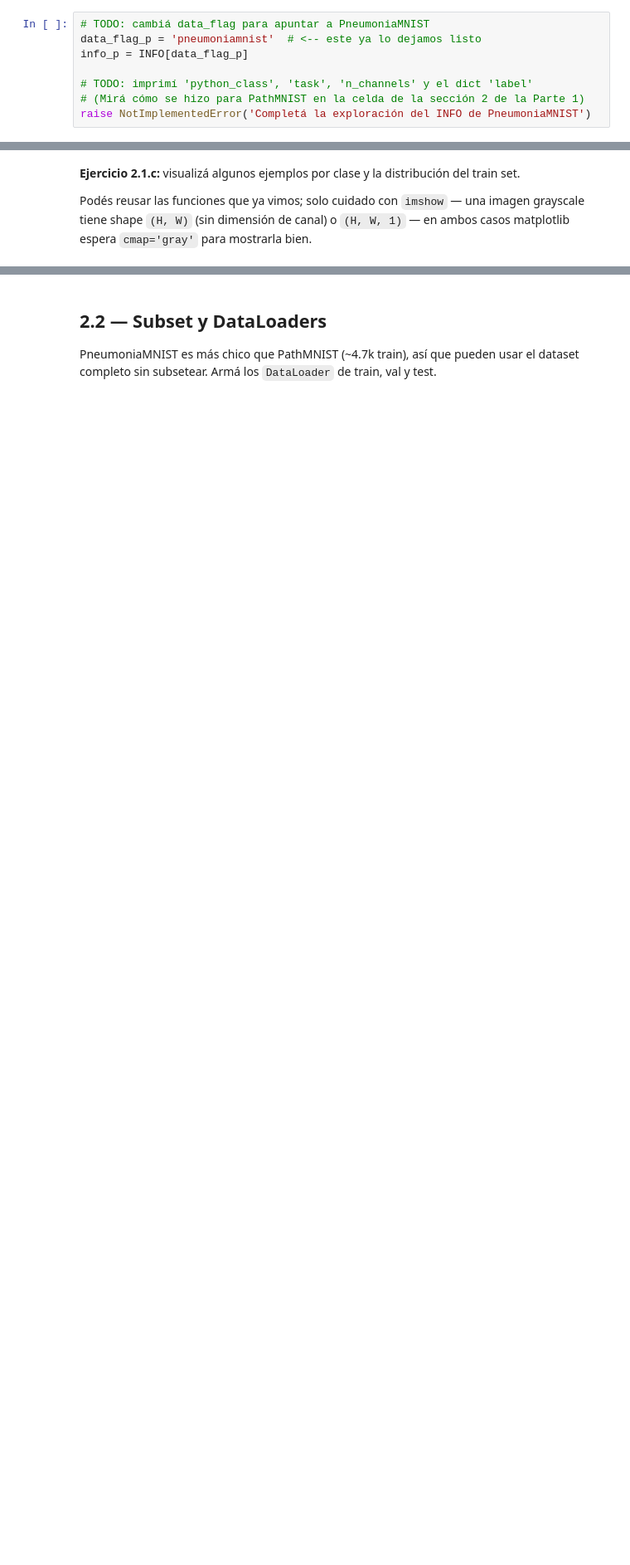
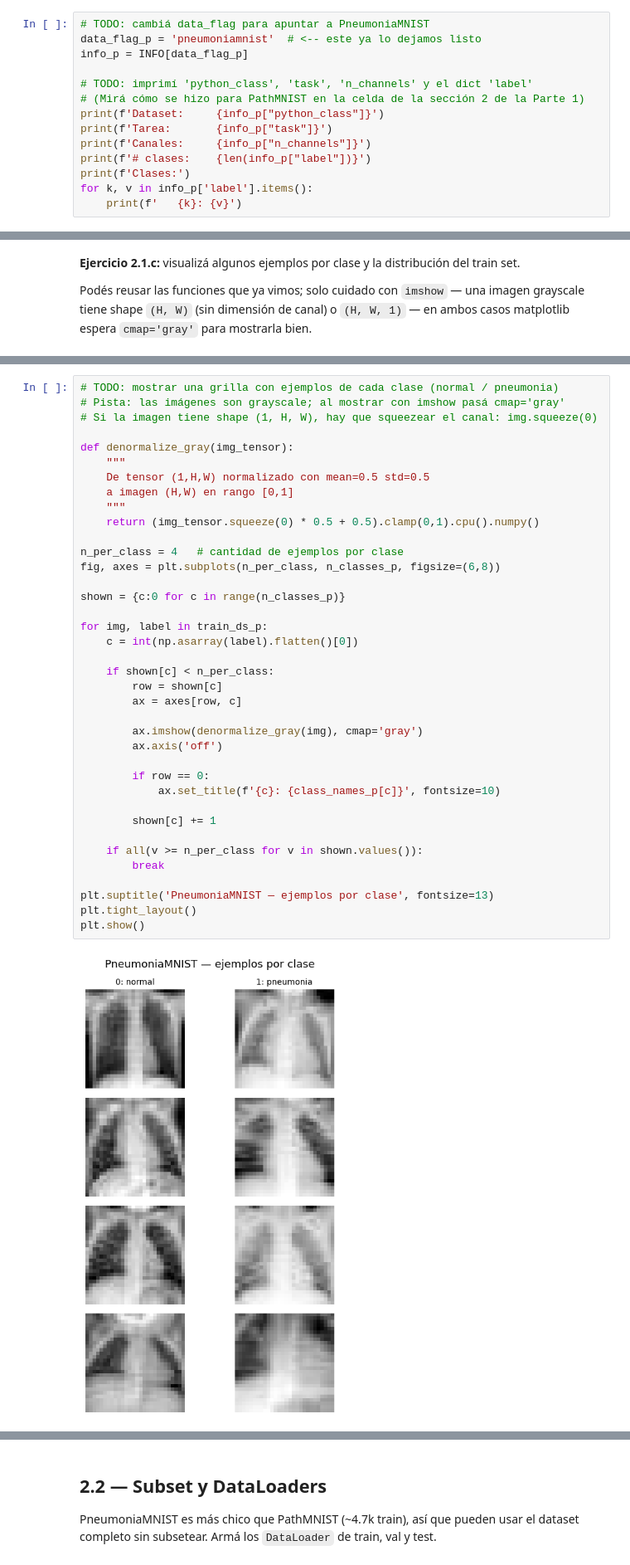
Before and after one commit to MelodyPaz/Melody-Paz-ia-biomed, a Jupyter notebook: Copia_de_medmnist_clasificacion_alumnos.ipynb, the cells around one changed output, grey strips where cells are left out. Shown at 83% size. Drawn from its saved outputs; the diff is of its cells as text; blank space fills up the shorter version.

```diff
--- a/Copia_de_medmnist_clasificacion_alumnos.ipynb
+++ b/Copia_de_medmnist_clasificacion_alumnos.ipynb
@@ -727,4 +868,10 @@ info_p = INFO[data_flag_p]
 
 # TODO: imprimí 'python_class', 'task', 'n_channels' y el dict 'label'
 # (Mirá cómo se hizo para PathMNIST en la celda de la sección 2 de la Parte 1)
-raise NotImplementedError('Completá la exploración del INFO de PneumoniaMNIST')
+print(f'Dataset:     {info_p["python_class"]}')
+print(f'Tarea:       {info_p["task"]}')
+print(f'Canales:     {info_p["n_channels"]}')
+print(f'# clases:    {len(info_p["label"])}')
+print(f'Clases:')
+for k, v in info_p['label'].items():
+    print(f'   {k}: {v}')
@@ -768,0 +918,40 @@ raise NotImplementedError('Completá la distribución de clases')
+# %%
+# TODO: mostrar una grilla con ejemplos de cada clase (normal / pneumonia)
+# Pista: las imágenes son grayscale; al mostrar con imshow pasá cmap='gray'
+# Si la imagen tiene shape (1, H, W), hay que squeezear el canal: img.squeeze(0)
+
+def denormalize_gray(img_tensor):
+    """
+    De tensor (1,H,W) normalizado con mean=0.5 std=0.5
+    a imagen (H,W) en rango [0,1]
+    """
+    return (img_tensor.squeeze(0) * 0.5 + 0.5).clamp(0,1).cpu().numpy()
+
+n_per_class = 4   # cantidad de ejemplos por clase
+fig, axes = plt.subplots(n_per_class, n_classes_p, figsize=(6,8))
+
+shown = {c:0 for c in range(n_classes_p)}
+
+for img, label in train_ds_p:
+    c = int(np.asarray(label).flatten()[0])
+
+    if shown[c] < n_per_class:
+        row = shown[c]
+        ax = axes[row, c]
+
+        ax.imshow(denormalize_gray(img), cmap='gray')
+        ax.axis('off')
+
+        if row == 0:
+            ax.set_title(f'{c}: {class_names_p[c]}', fontsize=10)
+
+        shown[c] += 1
+
+    if all(v >= n_per_class for v in shown.values()):
+        break
+
+plt.suptitle('PneumoniaMNIST — ejemplos por clase', fontsize=13)
+plt.tight_layout()
+plt.show()
+# %% [output]
+[figure, added]
```
Also changed, not shown: parts of 47 cells of this notebook.
